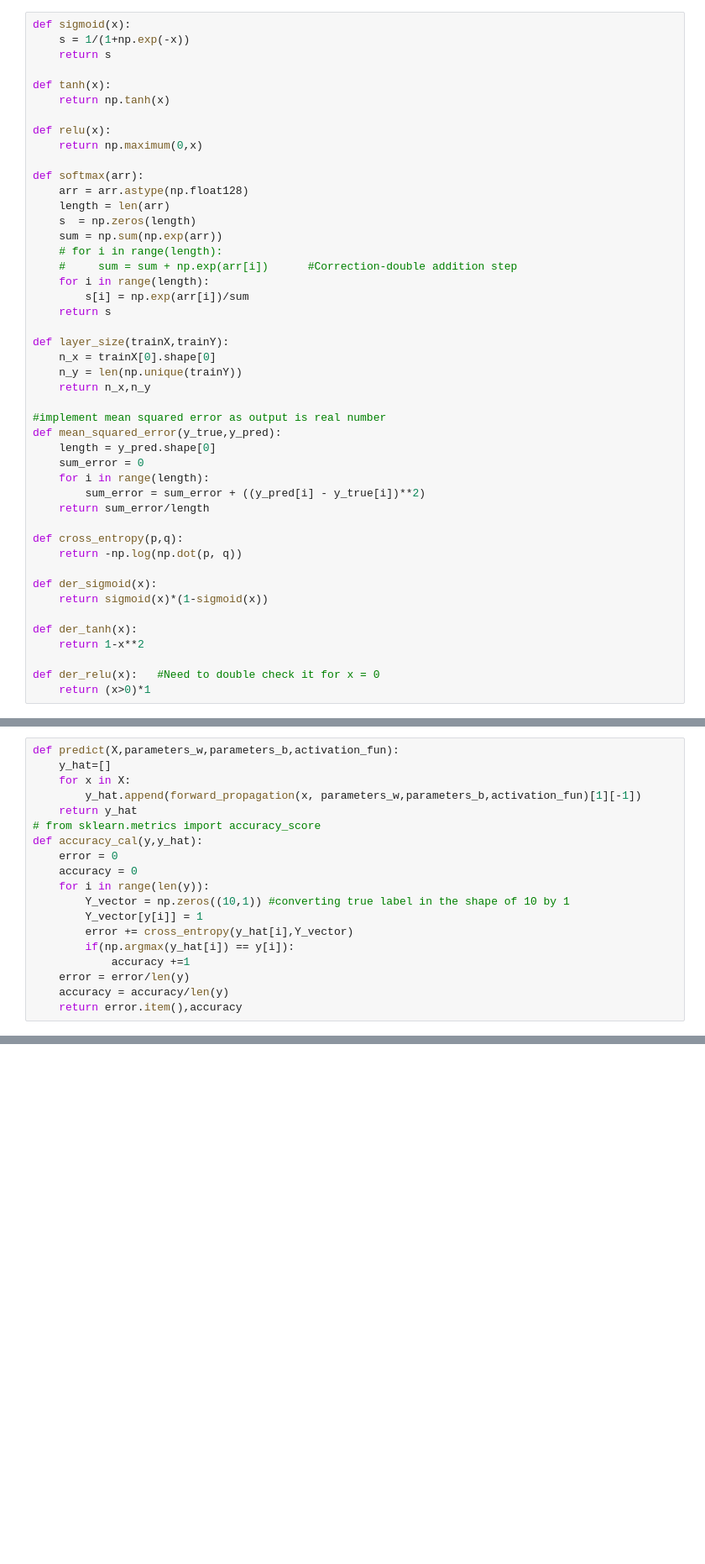
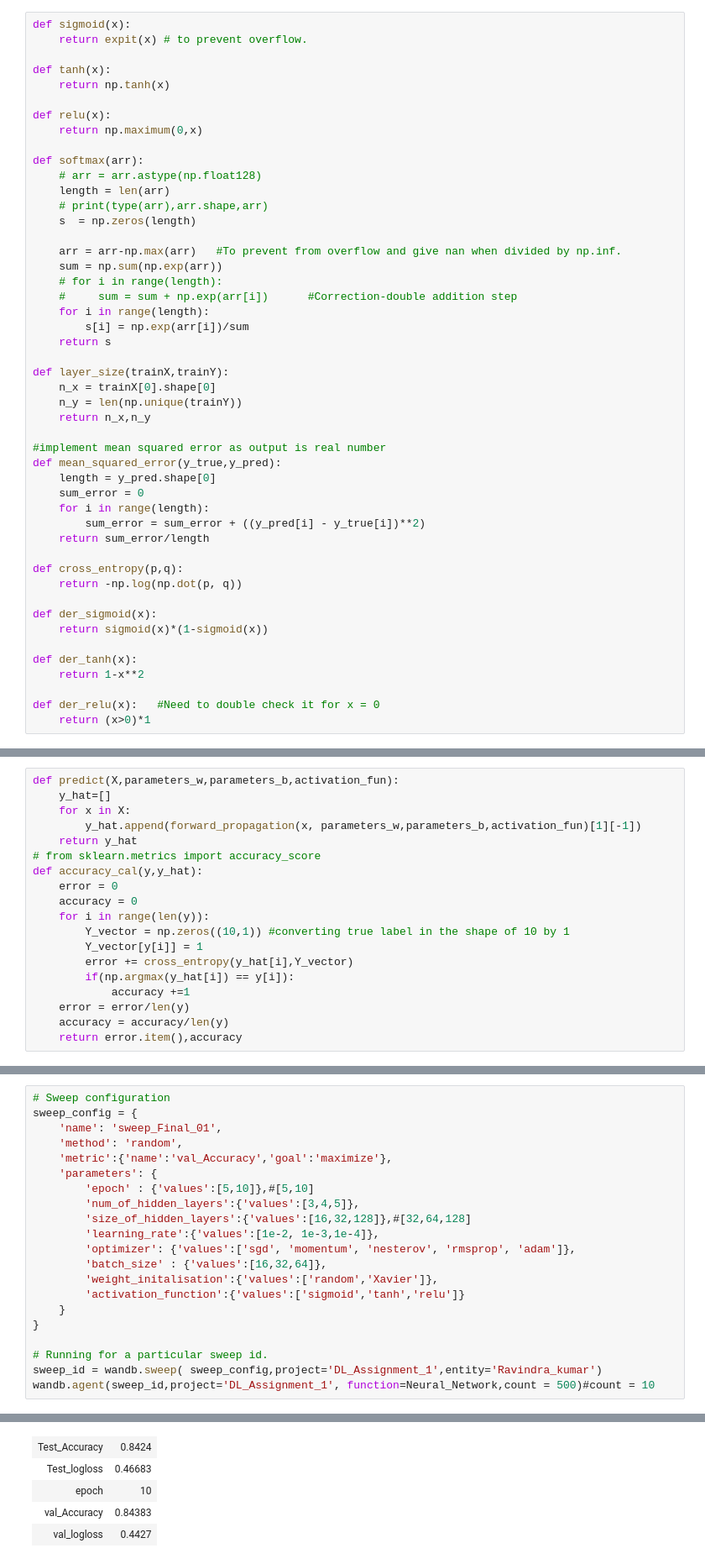
Before and after one commit to Ravindra-kmr/DL_Fashion_MNIST, a Jupyter notebook: CS21M050.ipynb, the cells around one changed output, grey strips where cells are left out. Shown at 84% size. Drawn from its saved outputs; the diff is of its cells as text; blank space fills up the shorter version.

```diff
--- a/CS21M050.ipynb
+++ b/CS21M050.ipynb
@@ -49,7 +12,6 @@ Syncing run sage-microwave-4 to Weights & Biases (docs).
 # %%
 def sigmoid(x):
-    s = 1/(1+np.exp(-x))
-    return s
+    return expit(x) # to prevent overflow.
 
 def tanh(x):
     return np.tanh(x)
@@ -58,9 +20,12 @@ def relu(x):
     return np.maximum(0,x)
 
 def softmax(arr):
-    arr = arr.astype(np.float128)
+    # arr = arr.astype(np.float128)
     length = len(arr)
+    # print(type(arr),arr.shape,arr)
     s  = np.zeros(length)
+
+    arr = arr-np.max(arr)   #To prevent from overflow and give nan when divided by np.inf.
     sum = np.sum(np.exp(arr))
     # for i in range(length):
     #     sum = sum + np.exp(arr[i])      #Correction-double addition step
@@ -521,0 +394,22 @@ def adam(X, Y, n_h, epoch,learning_rate,batch_size = 64,activation_fun="sigmoid"
+# %%
+# Sweep configuration
+sweep_config = {
+    'name': 'sweep_Final_01',
+    'method': 'random',
+    'metric':{'name':'val_Accuracy','goal':'maximize'},
+    'parameters': {
+        'epoch' : {'values':[5,10]},#[5,10]
+        'num_of_hidden_layers':{'values':[3,4,5]},
+        'size_of_hidden_layers':{'values':[16,32,128]},#[32,64,128]
+        'learning_rate':{'values':[1e-2, 1e-3,1e-4]},
+        'optimizer': {'values':['sgd', 'momentum', 'nesterov', 'rmsprop', 'adam']},
+        'batch_size' : {'values':[16,32,64]},
+        'weight_initalisation':{'values':['random','Xavier']},
+        'activation_function':{'values':['sigmoid','tanh','relu']}
+    }
+}
+
+# Running for a particular sweep id.
+sweep_id = wandb.sweep( sweep_config,project='DL_Assignment_1',entity='Ravindra_kumar')
+wandb.agent(sweep_id,project='DL_Assignment_1', function=Neural_Network,count = 500)#count = 10
+# %% [output]
@@ -521,0 +426,5 @@ def adam(X, Y, n_h, epoch,learning_rate,batch_size = 64,activation_fun="sigmoid"
+| Test_Accuracy | 0.8424 |
+| Test_logloss | 0.46683 |
+| epoch | 10 |
+| val_Accuracy | 0.84383 |
+| val_logloss | 0.4427 |
```
Also changed, not shown: parts of 13 cells of this notebook.
